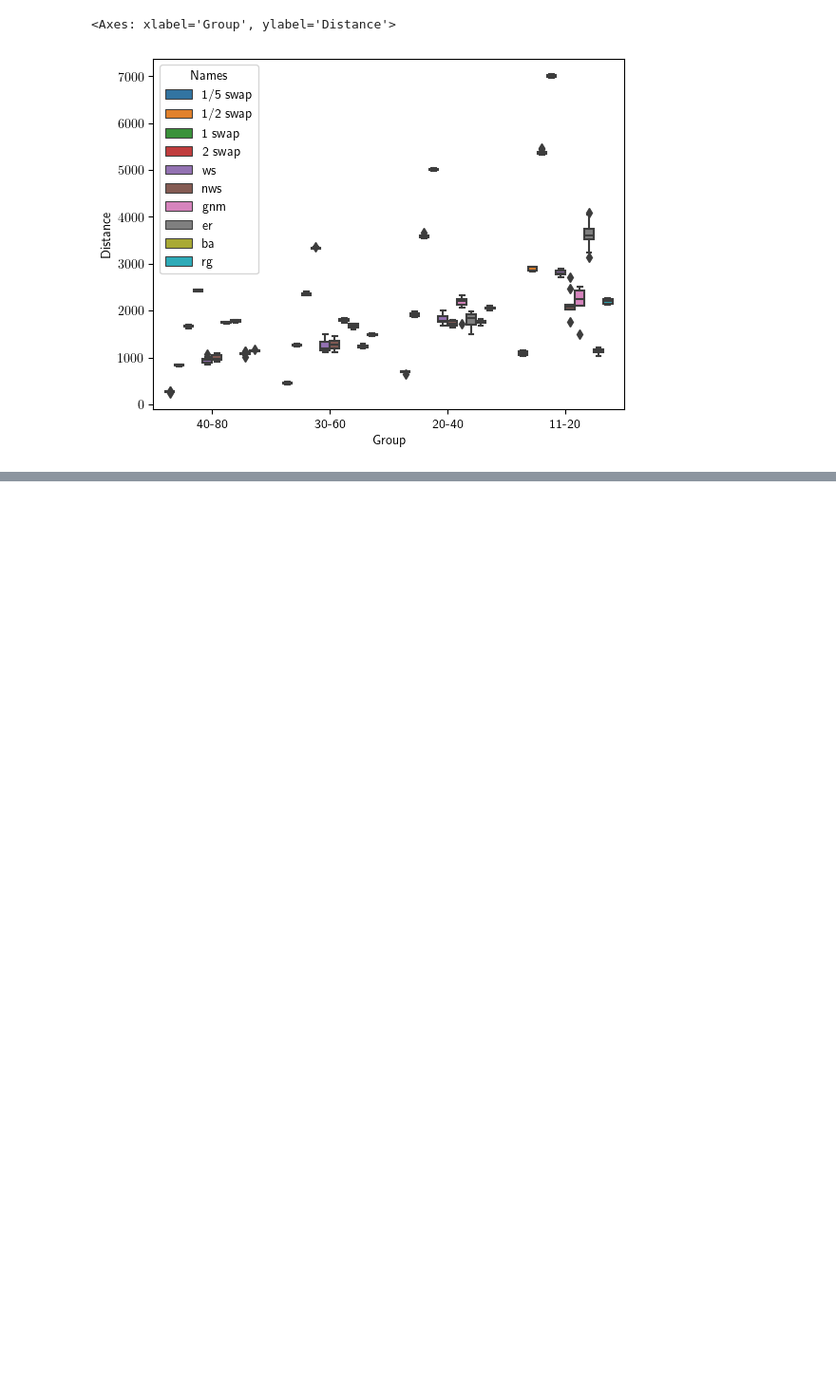
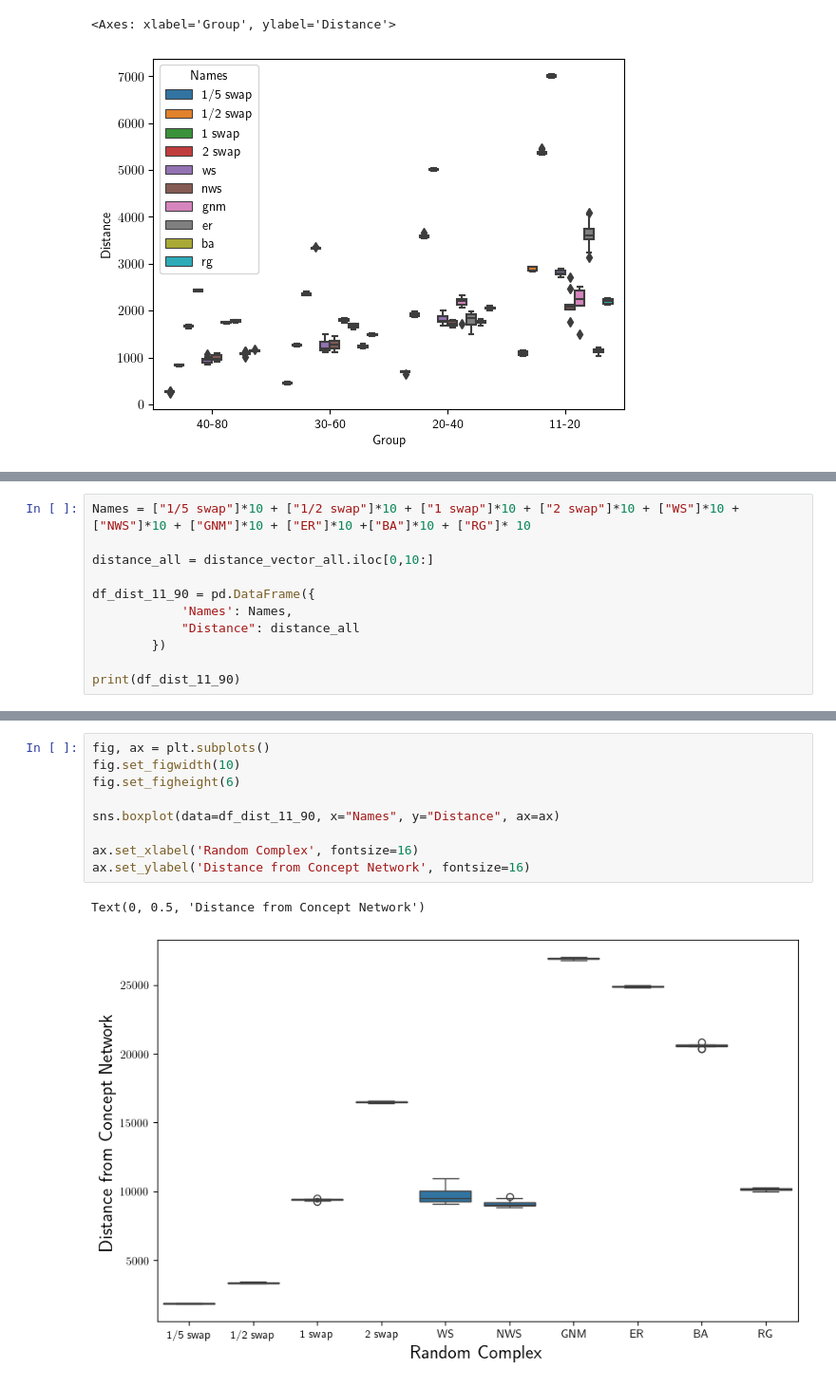
Before and after one commit to etscheelk/2024SummerTopo, a Jupyter notebook: Lucia/data-2.ipynb, the cells around one changed output, grey strips where cells are left out. Shown: that part at 95% size. Cells and saved outputs as stored; diff of their text form; blank space fills up the shorter version.

```diff
--- a/Lucia/data-2.ipynb
+++ b/Lucia/data-2.ipynb
@@ -1840,0 +2035,11 @@ sns.boxplot(data=df_dist_all, x="Group", y="Distance", hue="Names")
+# %%
+Names = ["1/5 swap"]*10 + ["1/2 swap"]*10 + ["1 swap"]*10 + ["2 swap"]*10 + ["WS"]*10 + ["NWS"]*10 + ["GNM"]*10 + ["ER"]*10 +["BA"]*10 + ["RG"]* 10
+
+distance_all = distance_vector_all.iloc[0,10:]
+
+df_dist_11_90 = pd.DataFrame({
+            'Names': Names,
+            "Distance": distance_all
+        })
+
+print(df_dist_11_90)
@@ -1840,0 +2061,12 @@ sns.boxplot(data=df_dist_all, x="Group", y="Distance", hue="Names")
+# %%
+fig, ax = plt.subplots()
+fig.set_figwidth(10)
+fig.set_figheight(6)
+
+sns.boxplot(data=df_dist_11_90, x="Names", y="Distance", ax=ax)
+
+ax.set_xlabel('Random Complex', fontsize=16)
+ax.set_ylabel('Distance from Concept Network', fontsize=16)
+# %% [output]
+Text(0, 0.5, 'Distance from Concept Network')
+[figure, added]
```
Also changed, not shown: parts of 44 cells of this notebook.
